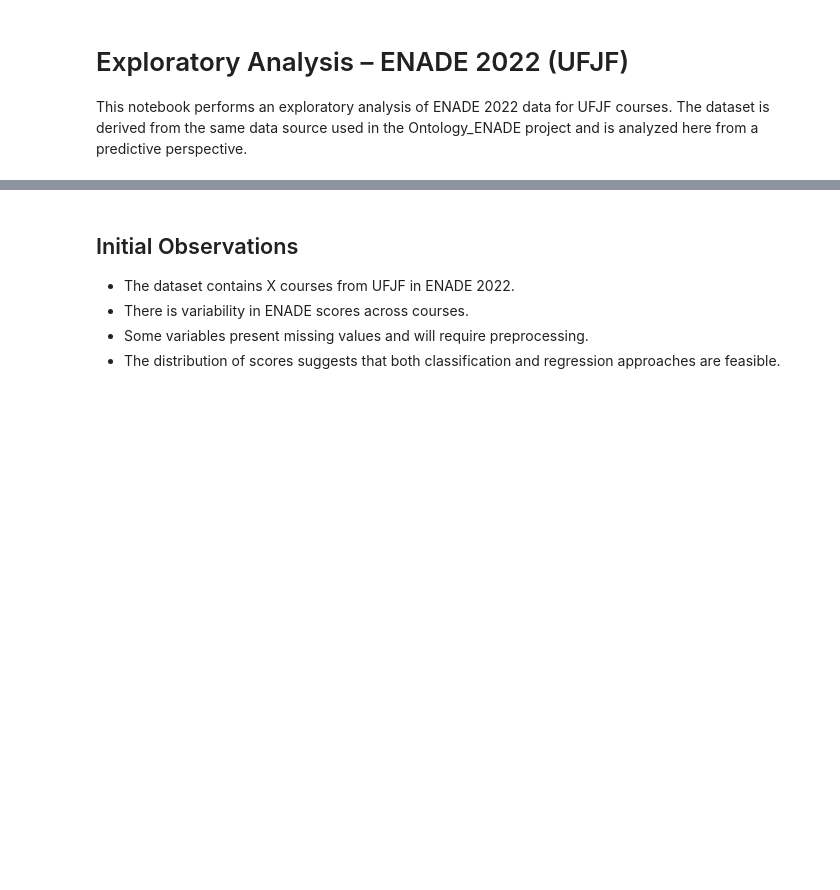
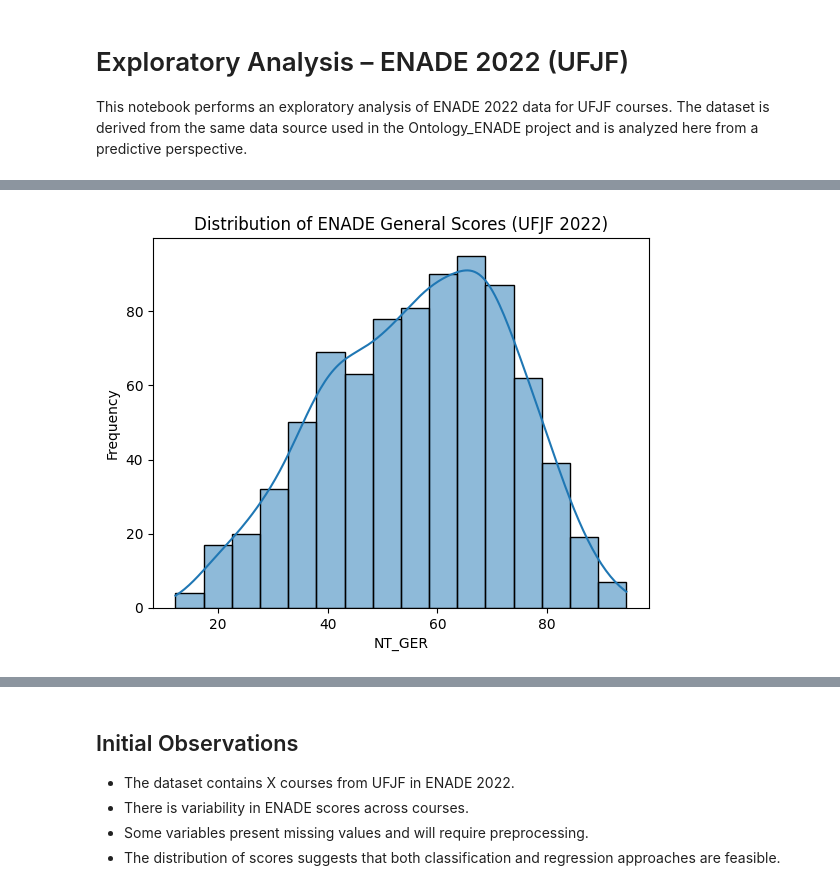
Before and after one commit to lucasdahbar/enade-performance-prediction, a Jupyter notebook: notebooks/01_exploratory_analysis.ipynb, the cells around one changed output, grey strips where cells are left out. Saved outputs shown, nothing was run; the diff lists cells and outputs as text; code cells hidden in the pictures; blank space fills up the shorter version.

```diff
--- a/notebooks/01_exploratory_analysis.ipynb
+++ b/notebooks/01_exploratory_analysis.ipynb
@@ -23,5 +77,9 @@ df.isna().sum().sort_values(ascending=False)
 # %%
-sns.histplot(df["nota_enade"], kde=True)
-plt.title("Distribution of ENADE Scores")
+sns.histplot(df["NT_GER"].dropna(), kde=True)
+plt.title("Distribution of ENADE General Scores (UFJF 2022)")
+plt.xlabel("NT_GER")
+plt.ylabel("Frequency")
 plt.show()
+# %% [output]
+[figure, added]
 # %%
```
Also changed, not shown: parts of 5 cells of this notebook.
